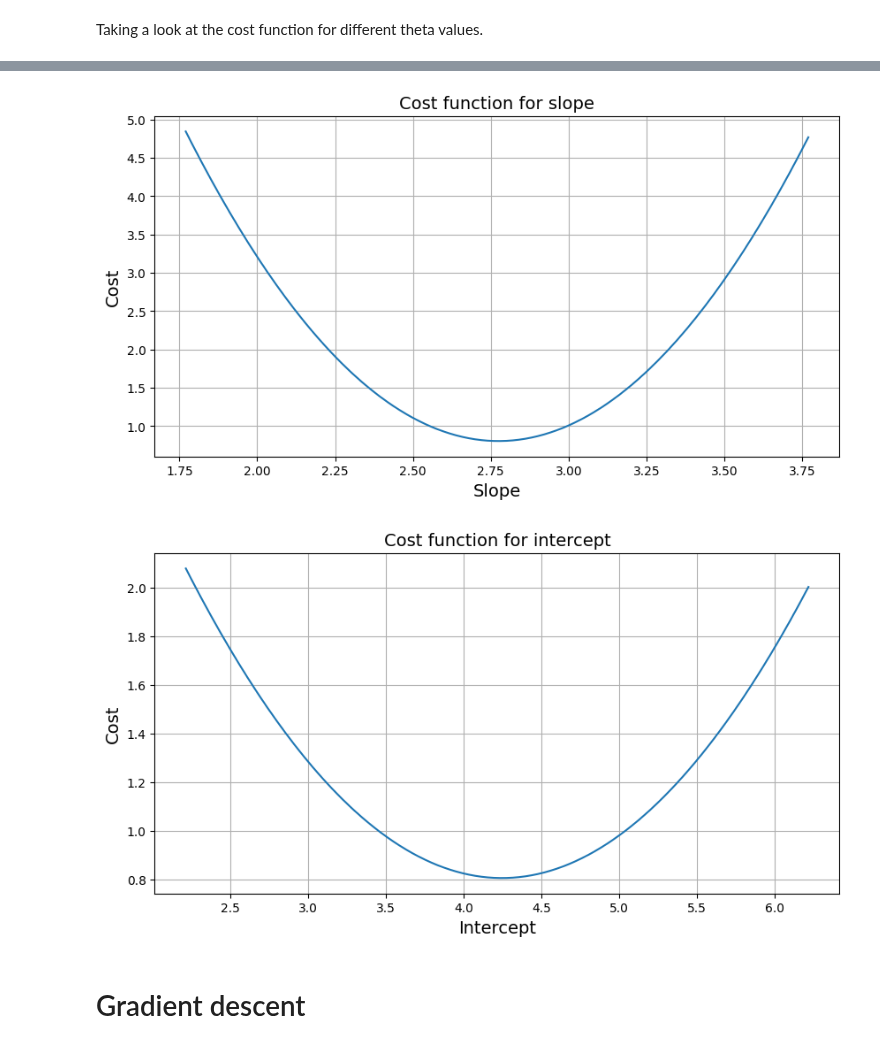
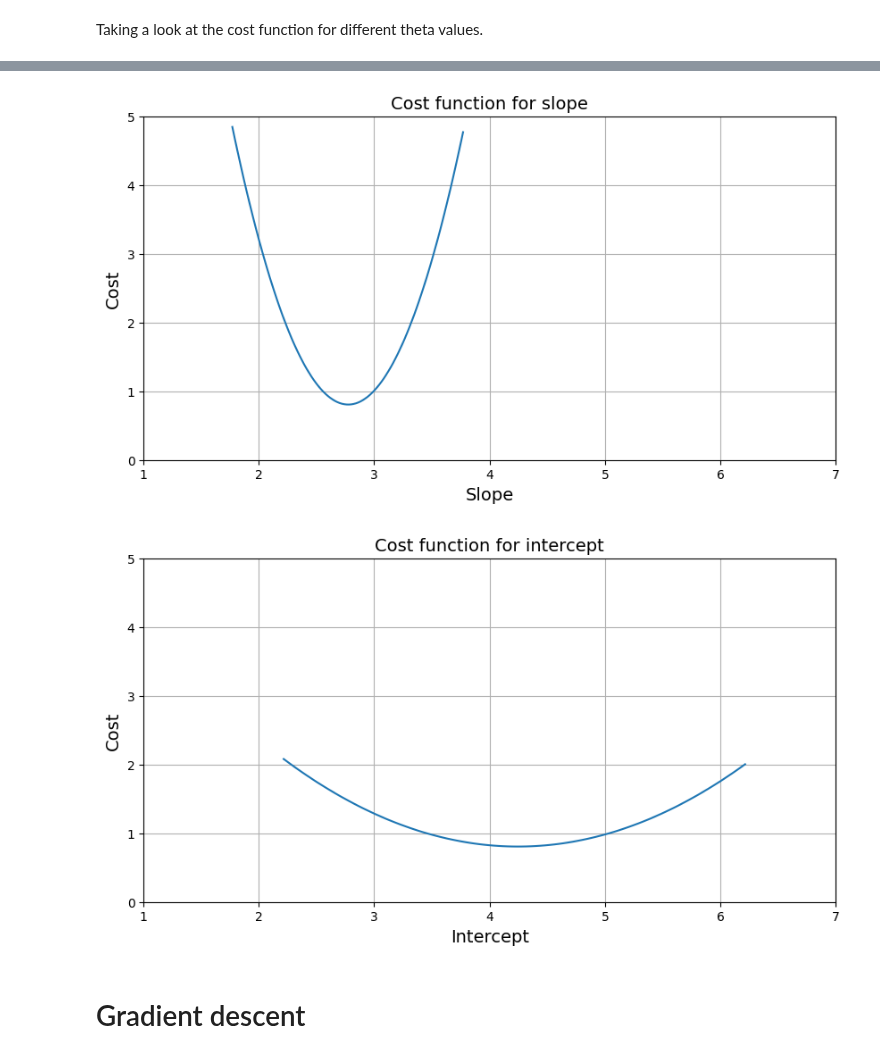
Before and after one commit to MrIsCM/Learning-Machine-Learning, a Jupyter notebook: Notebooks/04_training_linear_models.ipynb, the cells around one changed output, grey strips where cells are left out. Drawn from its saved outputs; the diff is of its cells as text; code cells hidden in the pictures.

```diff
--- a/Notebooks/04_training_linear_models.ipynb
+++ b/Notebooks/04_training_linear_models.ipynb
@@ -140,25 +149,31 @@ plt.show()
 # %%
 # Plot cost function for slope and intercept separately
 
+x_range = (1, 7)
+y_range = (0, 5)
 
 plt.figure(figsize=(10, 5))
 plt.plot(slopes, costs[best_slope_idx, :])
 plt.xlabel('Slope')
+plt.xlim(x_range)
 plt.ylabel('Cost')
+plt.ylim(y_range)
 plt.title('Cost function for slope')
 plt.grid()
 plt.show()
 
 plt.figure(figsize=(10, 5))
 plt.plot(intercepts, costs[:, best_intercept_idx])
 plt.xlabel('Intercept')
+plt.xlim(x_range)
 plt.ylabel('Cost')
+plt.ylim(y_range)
 plt.title('Cost function for intercept')
 plt.grid()
 plt.show()
 # %% [output]
-[figure, old version]
+[figure, new version]
-[figure, old version]
+[figure, new version]
 # %% [markdown]
 # Gradient descent
 # %%
```
Also changed, not shown: parts of 3 cells of this notebook.
